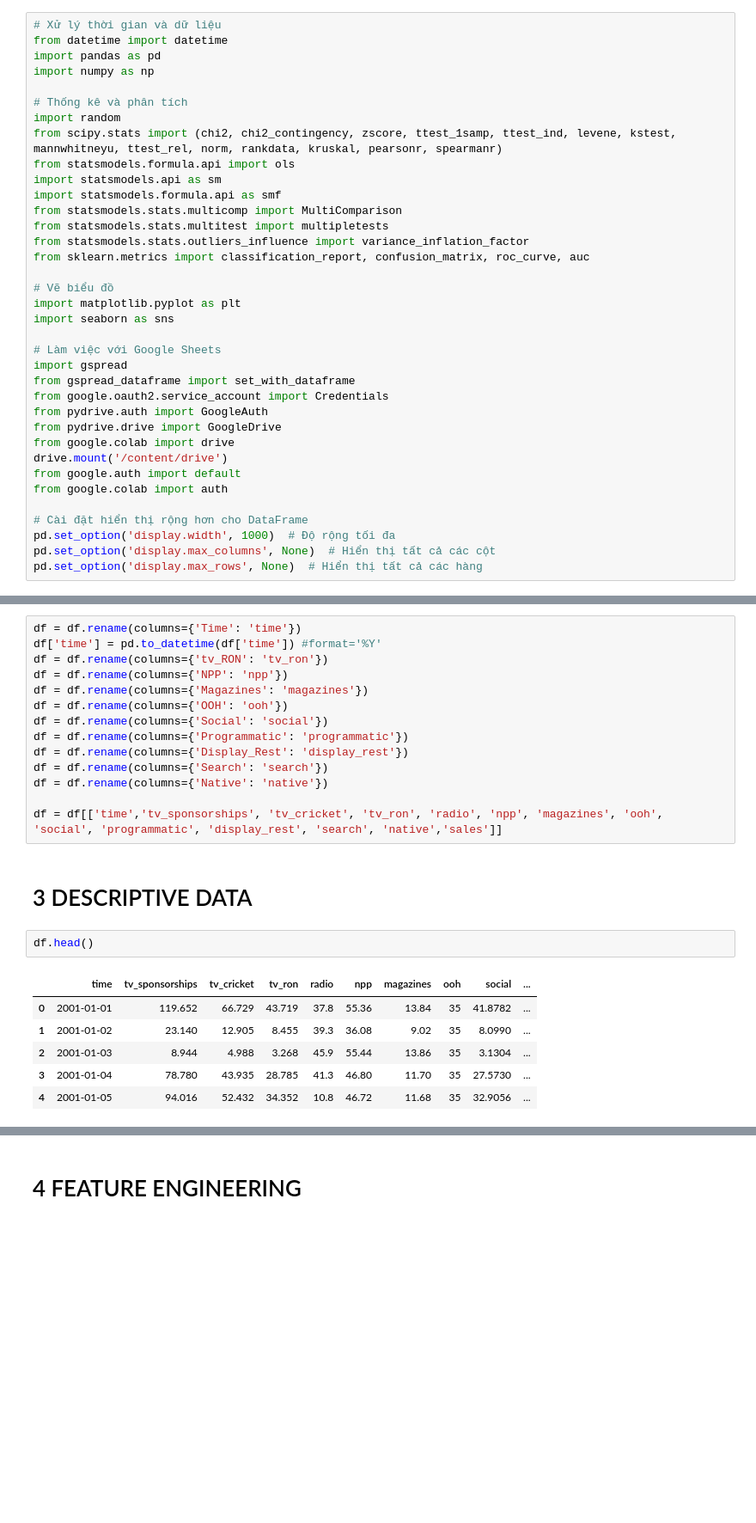
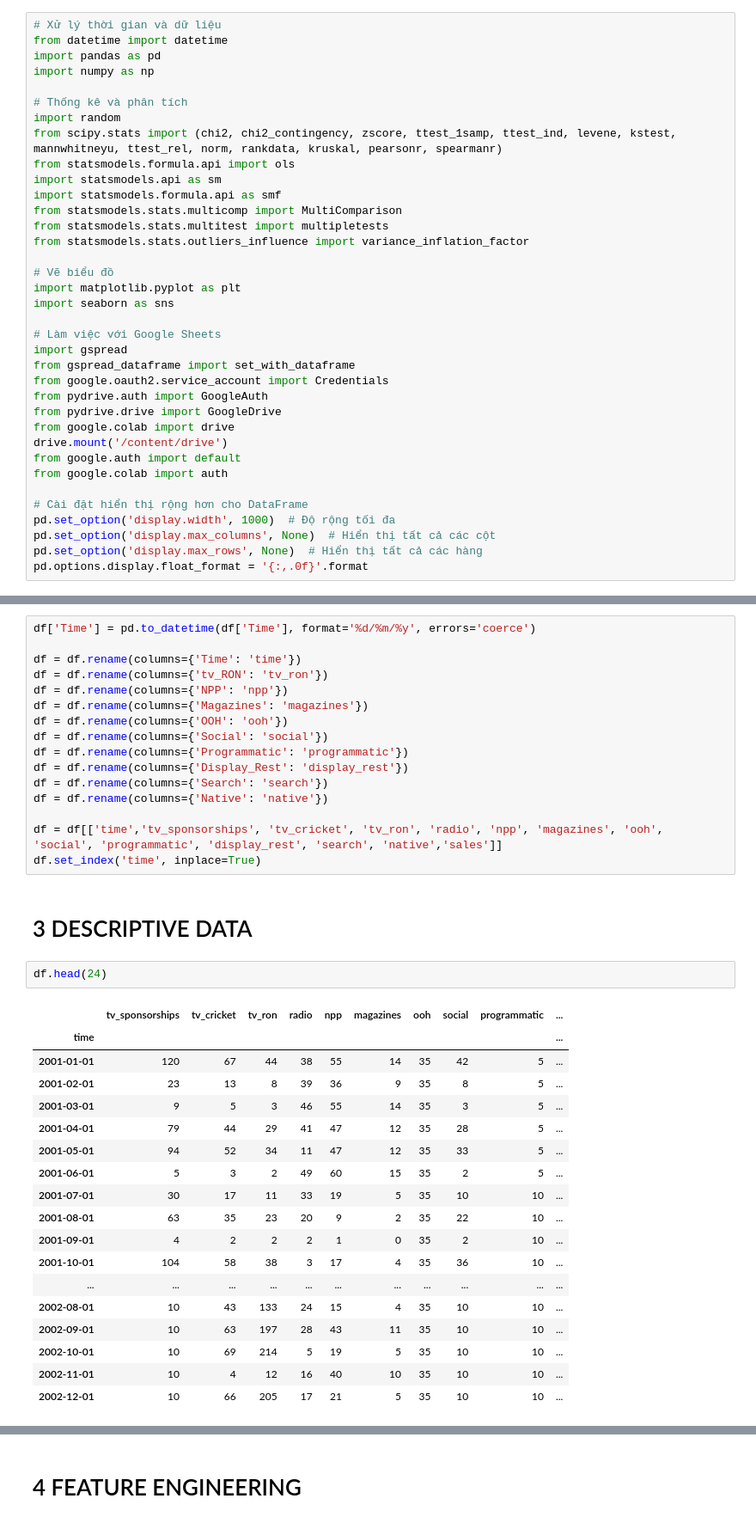
Before and after one commit to tanhpuh/marketing-mix-modeling, a Jupyter notebook: Marketing_Mix_Modeling.ipynb, the cells around one changed output, grey strips where cells are left out. Shown at 86% size. Drawn from its saved outputs; the diff is of its cells as text; blank space fills up the shorter version.

```diff
--- a/Marketing_Mix_Modeling.ipynb
+++ b/Marketing_Mix_Modeling.ipynb
@@ -15,7 +15,6 @@ import statsmodels.formula.api as smf
 from statsmodels.stats.multicomp import MultiComparison
 from statsmodels.stats.multitest import multipletests
 from statsmodels.stats.outliers_influence import variance_inflation_factor
-from sklearn.metrics import classification_report, confusion_matrix, roc_curve, auc
 
 # Vẽ biểu đồ
 import matplotlib.pyplot as plt
@@ -36,4 +35,5 @@ from google.colab import auth
 pd.set_option('display.width', 1000)  # Độ rộng tối đa
 pd.set_option('display.max_columns', None)  # Hiển thị tất cả các cột
 pd.set_option('display.max_rows', None)  # Hiển thị tất cả các hàng
+pd.options.display.float_format = '{:,.0f}'.format
 # %% [output]
@@ -53,8 +54,9 @@ print(df.columns)
 # %% [output]
 Index(['Time', 'tv_sponsorships', 'tv_cricket', 'tv_RON', 'radio', 'NPP', 'Magazines', 'OOH', 'Social', 'Programmatic', 'Display_Rest', 'Search', 'Native', 'sales'], dtype='object')
 # %%
+df['Time'] = pd.to_datetime(df['Time'], format='%d/%m/%y', errors='coerce')
+
 df = df.rename(columns={'Time': 'time'})
-df['time'] = pd.to_datetime(df['time']) #format='%Y'
 df = df.rename(columns={'tv_RON': 'tv_ron'})
 df = df.rename(columns={'NPP': 'npp'})
 df = df.rename(columns={'Magazines': 'magazines'})
@@ -66,17 +68,30 @@ df = df.rename(columns={'Search': 'search'})
 df = df.rename(columns={'Native': 'native'})
 
 df = df[['time','tv_sponsorships', 'tv_cricket', 'tv_ron', 'radio', 'npp', 'magazines', 'ooh', 'social', 'programmatic', 'display_rest', 'search', 'native','sales']]
+df.set_index('time', inplace=True)
 # %% [markdown]
 # 3 DESCRIPTIVE DATA
 # %%
-df.head()
+df.head(24)
 # %% [output]
-|  | time | tv_sponsorships | tv_cricket | tv_ron | radio | npp | magazines | ooh | social | ... |
-| 0 | 2001-01-01 | 119.652 | 66.729 | 43.719 | 37.8 | 55.36 | 13.84 | 35 | 41.8782 | ... |
-| 1 | 2001-01-02 | 23.140 | 12.905 | 8.455 | 39.3 | 36.08 | 9.02 | 35 | 8.0990 | ... |
-| 2 | 2001-01-03 | 8.944 | 4.988 | 3.268 | 45.9 | 55.44 | 13.86 | 35 | 3.1304 | ... |
-| 3 | 2001-01-04 | 78.780 | 43.935 | 28.785 | 41.3 | 46.80 | 11.70 | 35 | 27.5730 | ... |
-| 4 | 2001-01-05 | 94.016 | 52.432 | 34.352 | 10.8 | 46.72 | 11.68 | 35 | 32.9056 | ... |
+|  | tv_sponsorships | tv_cricket | tv_ron | radio | npp | magazines | ooh | social | programmatic | ... |
+| time |  |  |  |  |  |  |  |  |  | ... |
+| 2001-01-01 | 120 | 67 | 44 | 38 | 55 | 14 | 35 | 42 | 5 | ... |
+| 2001-02-01 | 23 | 13 | 8 | 39 | 36 | 9 | 35 | 8 | 5 | ... |
+| 2001-03-01 | 9 | 5 | 3 | 46 | 55 | 14 | 35 | 3 | 5 | ... |
+| 2001-04-01 | 79 | 44 | 29 | 41 | 47 | 12 | 35 | 28 | 5 | ... |
+| 2001-05-01 | 94 | 52 | 34 | 11 | 47 | 12 | 35 | 33 | 5 | ... |
+| 2001-06-01 | 5 | 3 | 2 | 49 | 60 | 15 | 35 | 2 | 5 | ... |
+| 2001-07-01 | 30 | 17 | 11 | 33 | 19 | 5 | 35 | 10 | 10 | ... |
+| 2001-08-01 | 63 | 35 | 23 | 20 | 9 | 2 | 35 | 22 | 10 | ... |
+| 2001-09-01 | 4 | 2 | 2 | 2 | 1 | 0 | 35 | 2 | 10 | ... |
+| 2001-10-01 | 104 | 58 | 38 | 3 | 17 | 4 | 35 | 36 | 10 | ... |
+| ... | ... | ... | ... | ... | ... | ... | ... | ... | ... | ... |
+| 2002-08-01 | 10 | 43 | 133 | 24 | 15 | 4 | 35 | 10 | 10 | ... |
+| 2002-09-01 | 10 | 63 | 197 | 28 | 43 | 11 | 35 | 10 | 10 | ... |
+| 2002-10-01 | 10 | 69 | 214 | 5 | 19 | 5 | 35 | 10 | 10 | ... |
+| 2002-11-01 | 10 | 4 | 12 | 16 | 40 | 10 | 35 | 10 | 10 | ... |
+| 2002-12-01 | 10 | 66 | 205 | 17 | 21 | 5 | 35 | 10 | 10 | ... |
 # %%
 df.info()
 # %% [output]
```
Also changed, not shown: parts of 21 cells of this notebook.
